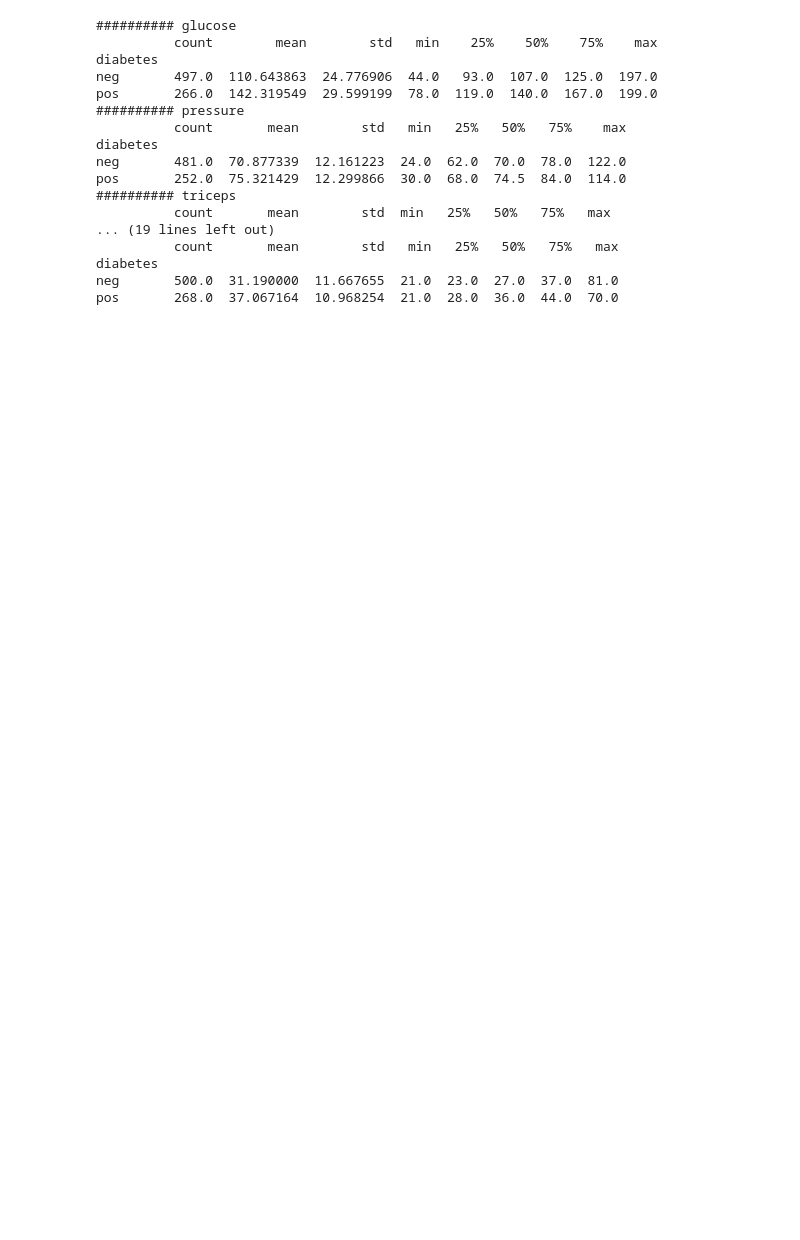
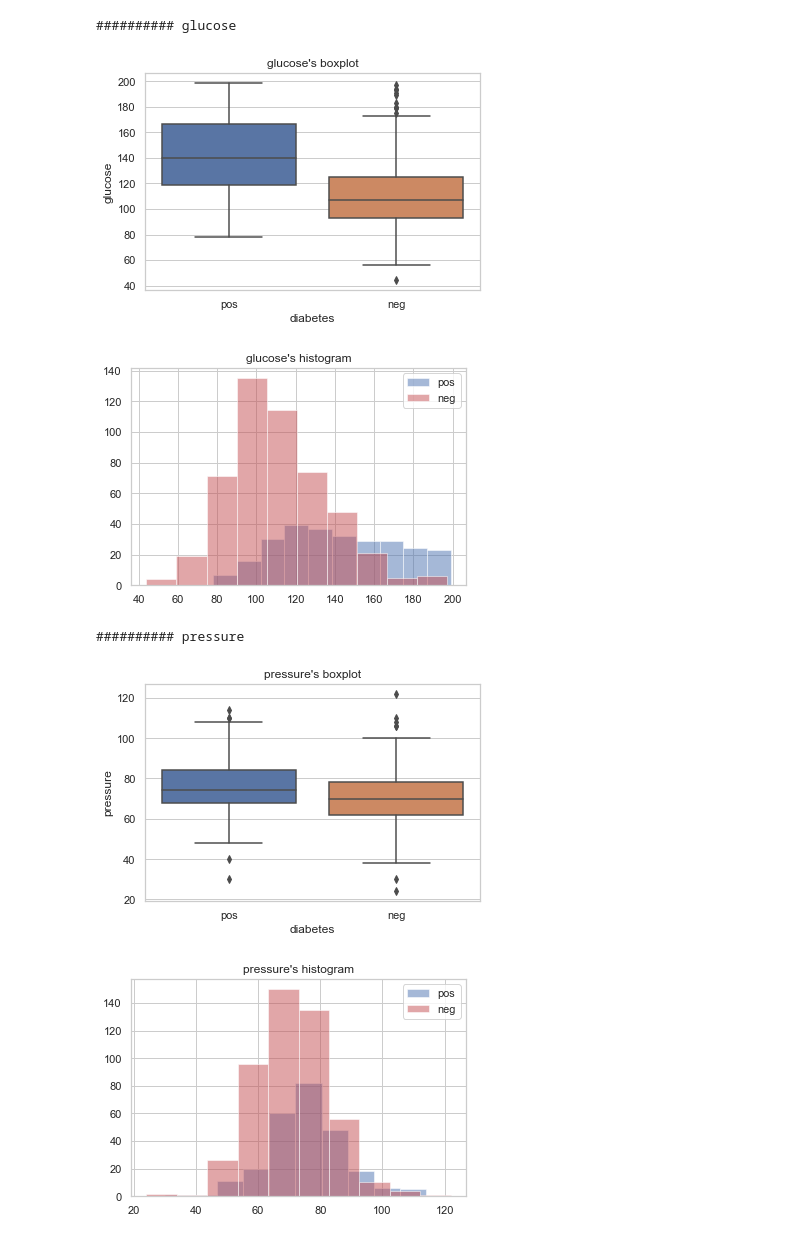
Before and after one commit to kukaro/KNOU-PYTHON-AND-R, a Jupyter notebook: assignment/269p3-2.ipynb, the cells around one changed output. Drawn from its saved outputs; the diff is of its cells as text; code cells hidden in the pictures; blank space fills up the shorter version.

```diff
--- a/assignment/269p3-2.ipynb
+++ b/assignment/269p3-2.ipynb
@@ -9,23 +9,22 @@ describe=pima.groupby('diabetes').describe()
-# %%
-for col in ['glucose', 'pressure', 'triceps', 'insulin', 'mass', 'pedigree', 'age']:
-    print('#'*10+' '+col)
-    result = describe[col]
-    print(result)
-# %% [output]
-########## glucose
-          count        mean        std   min    25%    50%    75%    max
-diabetes
-neg       497.0  110.643863  24.776906  44.0   93.0  107.0  125.0  197.0
-pos       266.0  142.319549  29.599199  78.0  119.0  140.0  167.0  199.0
-########## pressure
-          count       mean        std   min   25%   50%   75%    max
-diabetes
-neg       481.0  70.877339  12.161223  24.0  62.0  70.0  78.0  122.0
-pos       252.0  75.321429  12.299866  30.0  68.0  74.5  84.0  114.0
-########## triceps
-          count       mean        std  min   25%   50%   75%   max
-... (19 lines left out)
-          count       mean        std   min   25%   50%   75%   max
-diabetes
-neg       500.0  31.190000  11.667655  21.0  23.0  27.0  37.0  81.0
-pos       268.0  37.067164  10.968254  21.0  28.0  36.0  44.0  70.0
+# %%
+for col in ['glucose', 'pressure', 'triceps', 'insulin', 'mass', 'pedigree', 'age']:
+    print('#' * 10 + ' ' + col)
+    sns.set(style='whitegrid')
+    sns.boxplot(x='diabetes',y=col, data=pima)
+    plt.gca().set(title='%s\'s boxplot'%(col))
+    plt.show()
+    pos_total = pima.loc[pima.diabetes=='pos'][col]
+    neg_total = pima.loc[pima.diabetes=='neg'][col]
+    args = dict(alpha = 0.5, bins = 10)
+    plt.hist(pos_total, **args, color='b', label='pos')
+    plt.hist(neg_total, **args, color='r', label='neg')
+    plt.gca().set(title='%s\'s histogram'%(col))
+    plt.legend()
+    plt.show()
+# %% [output]
+########## glucose
+[figure, added]
+[figure, added]
+########## pressure
+[figure, added]
+[figure, added]
```
Also changed, not shown: parts of 2 cells of this notebook, 1 other file.
